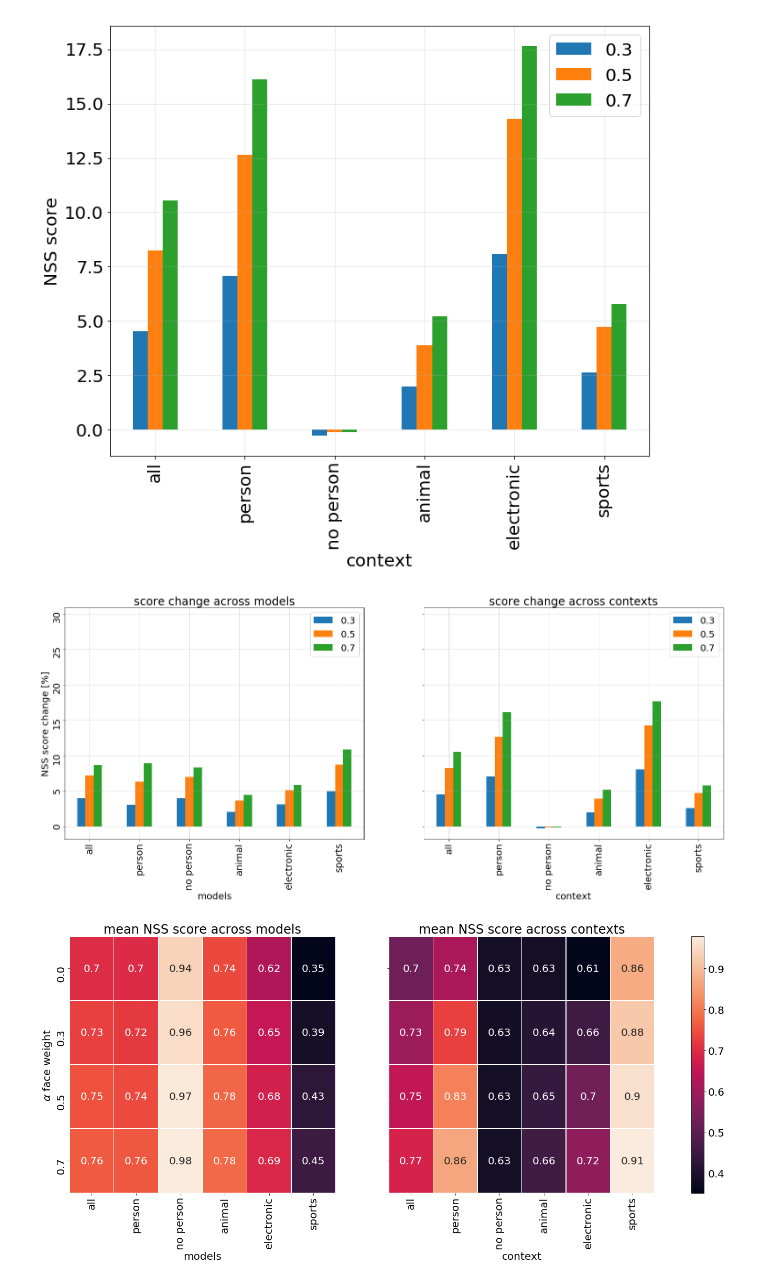
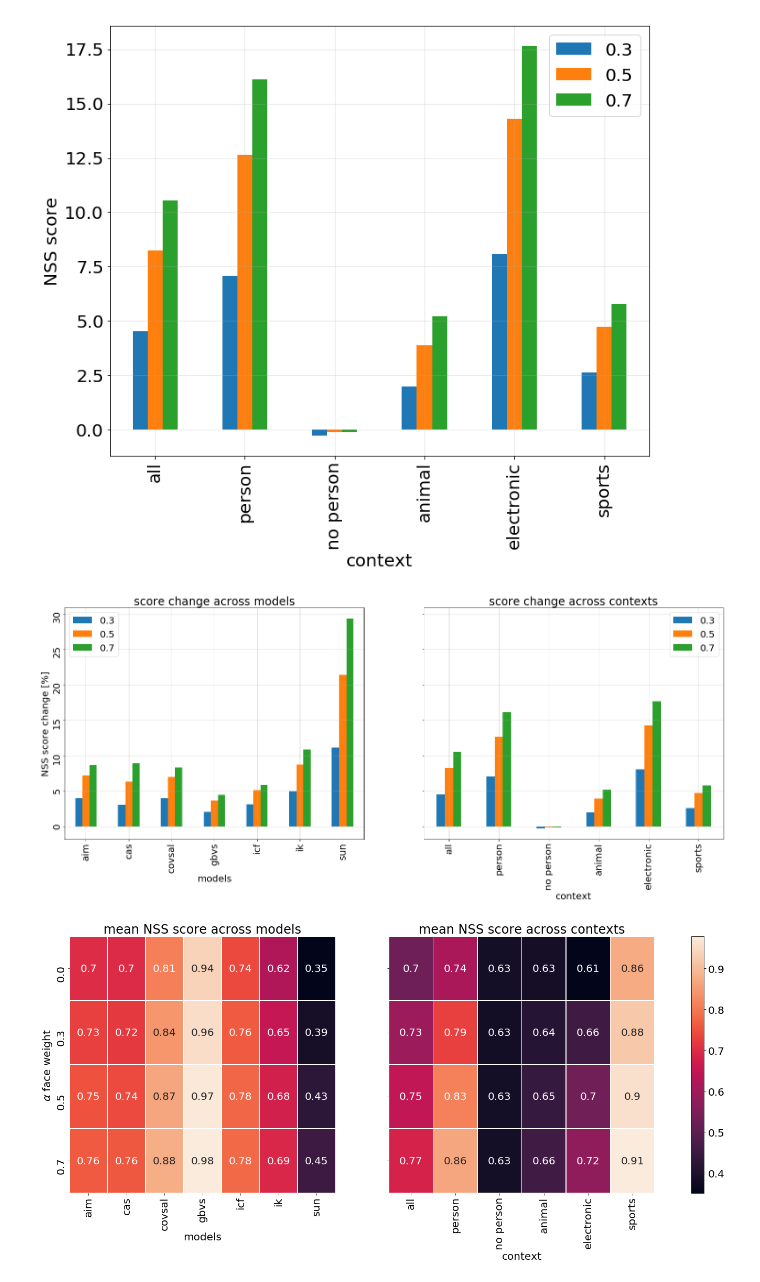
Before and after one commit to alTeska/face_saliency, a Jupyter notebook: notebooks/Data_Visualization_NSS_means_0202.ipynb, the cells around one changed output. Saved outputs shown, nothing was run; the diff lists cells and outputs as text; code cells hidden in the pictures.

```diff
--- a/notebooks/Data_Visualization_NSS_means_0202.ipynb
+++ b/notebooks/Data_Visualization_NSS_means_0202.ipynb
@@ -260,7 +260,7 @@ mean_contexts
 | 0.7 | 0.761014 | 0.759430 | 0.878562 | 0.978307 | 0.782087 | 0.691531 | 0.453816 | 0.757821 |
 # %%
 mean_contexts = mean_contexts.transpose()
-mean_contexts = mean_contexts.loc[['aim', 'cas', 'gbvs', 'icf', 'ik', 'sun']]
+mean_contexts = mean_contexts.loc[['aim', 'cas', 'covsal', 'gbvs', 'icf', 'ik', 'sun']]
 mean_contexts
 # %% [output]
 |  | 0.0 | 0.3 | 0.5 | 0.7 |
@@ -585,7 +581,7 @@ plt.savefig('plots/NSS_improvment_mean_model.jpg', bbox_inches='tight', pad_inch
 # %% [output]
 [figure]
 # %%
-fig, ax = plt.subplots(1, 2, figsize=(25,9), sharex=True, sharey=True)
+fig, ax = plt.subplots(1, 2, figsize=(25,9), sharex=False, sharey=True)
 
 mean_context_diff.plot.bar(ax=ax[0]);
 mean_models_diff.plot.bar(ax=ax[1]);
@@ -606,24 +602,24 @@ ax[0].set_ylabel('NSS score change [%]');
 
 plt.savefig('plots/NSS_improvements_mean_both.jpg', bbox_inches='tight', pad_inches=0)
 # %% [output]
-[figure, old version]
+[figure, new version]
 # %%
-fig, ax = plt.subplots(1, 2, figsize=(25,9), sharex=True, sharey=True)
+fig, ax = plt.subplots(1, 2, figsize=(25,9), sharex=False, sharey=True)
 
 im = sns.heatmap(mean_contexts.transpose(), annot=True, linewidths=.5, ax=ax[0], cbar=False);
 sns.heatmap(mean_models.transpose(), annot=True, linewidths=.5, ax=ax[1], cbar=False);
 
 mappable = im.get_children()[0]
 plt.colorbar(mappable, ax = ax);
 
 ax[0].set_title('mean NSS score across models')
 ax[1].set_title('mean NSS score across contexts')
 
 ax[0].tick_params(labelrotation=90)
 ax[1].tick_params(labelrotation=90)
 
 ax[0].set_ylabel(r'$\alpha$ face weight')
 
 plt.savefig('plots/NSS_performance_mean_both.jpg', bbox_inches='tight', pad_inches=0)
 # %% [output]
-[figure, old version]
+[figure, new version]
```
Also changed, not shown: parts of 7 cells of this notebook, 4 other files.
